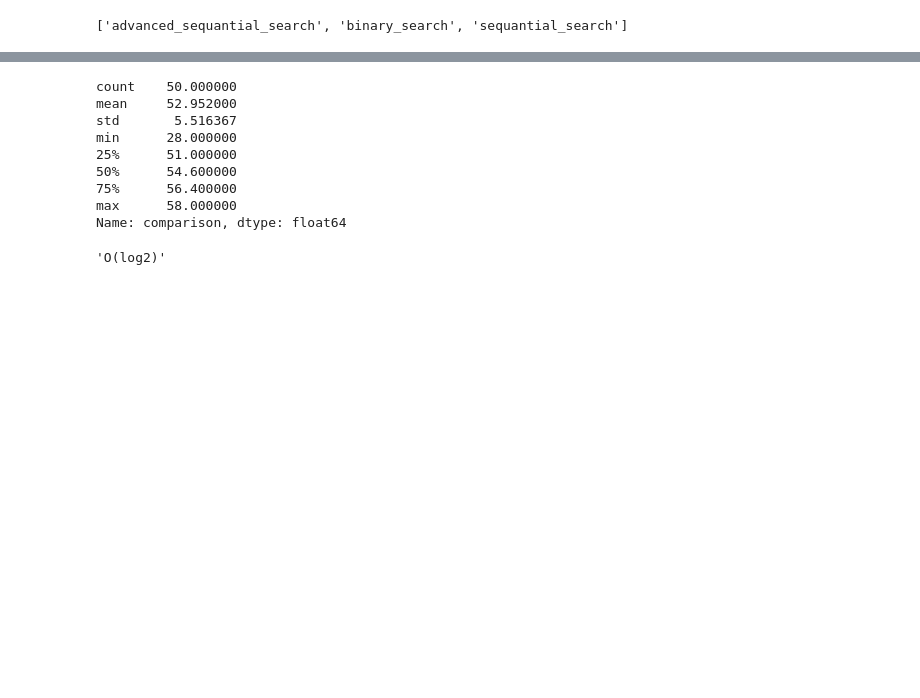
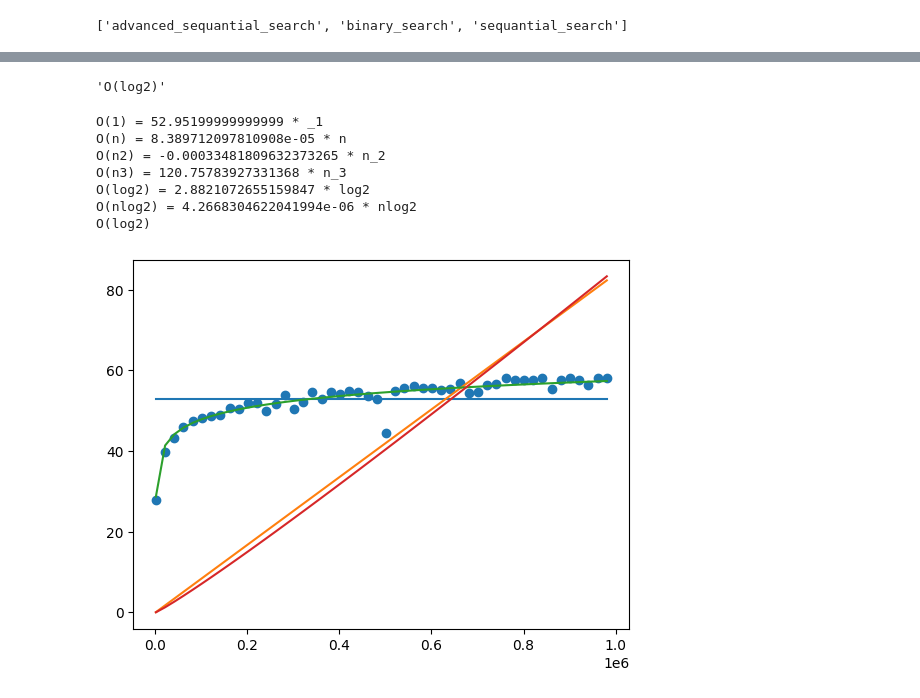
Before and after one commit to ahmed3991/AdvancedAlgorithmsTP, a Jupyter notebook: EDA.ipynb, the cells around one changed output, grey strips where cells are left out. Cells and saved outputs as stored; diff of their text form; code cells hidden in the pictures; blank space fills up the shorter version.

```diff
--- a/EDA.ipynb
+++ b/EDA.ipynb
@@ -60,12 +59,0 @@ for function_name in function_names:
-# %%
-calculated_results[calculated_results['function_name'] == 'binary_search']['comparison'].describe()
-# %% [output]
-count    50.000000
-mean     52.952000
-std       5.516367
-min      28.000000
-25%      51.000000
-50%      54.600000
-75%      56.400000
-max      58.000000
-Name: comparison, dtype: float64
@@ -81,2 +71,51 @@ get_complexity(x_plot,y_plot)
 # %% [output]
 'O(log2)'
+# %%
+import numpy as np
+def _1(x):
+    return np.ones(x.shape)
+
+def n(x):
+    return x
+
+def n_2(x):
+    return x**2
+
+def n_3(x):
+    return x**3
+
+def log2(x):
+    return np.log2(x)
+
+def nlog2(x):
+    return x * np.log2(x)
+
+
+funcs = [_1,n,n_2,n_3,log2,nlog2]
+complexity_names = ['O(1)','O(n)','O(n2)','O(n3)','O(log2)','O(nlog2)']
+# %%
+plt.scatter(x_plot, y_plot,label='data to fit')
+
+best_fit = np.inf
+best_complexity = ''
+for func , name in zip(funcs,complexity_names):
+    new_fit , y_func ,coef = leastSquares(x_plot,y_plot,func)
+    print(name , '=', coef ,'*', func.__name__ )
+    if name != 'O(n3)' and name != 'O(n2)' :
+        plt.plot(x_plot, y_func,label=name)
+    if best_fit > new_fit:
+
+        best_fit = new_fit
+        best_complexity = name
+
+
+print(best_complexity)
+# %% [output]
+O(1) = 52.95199999999999 * _1
+O(n) = 8.389712097810908e-05 * n
+O(n2) = -0.00033481809632373265 * n_2
+O(n3) = 120.75783927331368 * n_3
+O(log2) = 2.8821072655159847 * log2
+O(nlog2) = 4.2668304622041994e-06 * nlog2
+O(log2)
+[figure, added]
```
Also changed, not shown: parts of 6 cells of this notebook, 6 other files.
